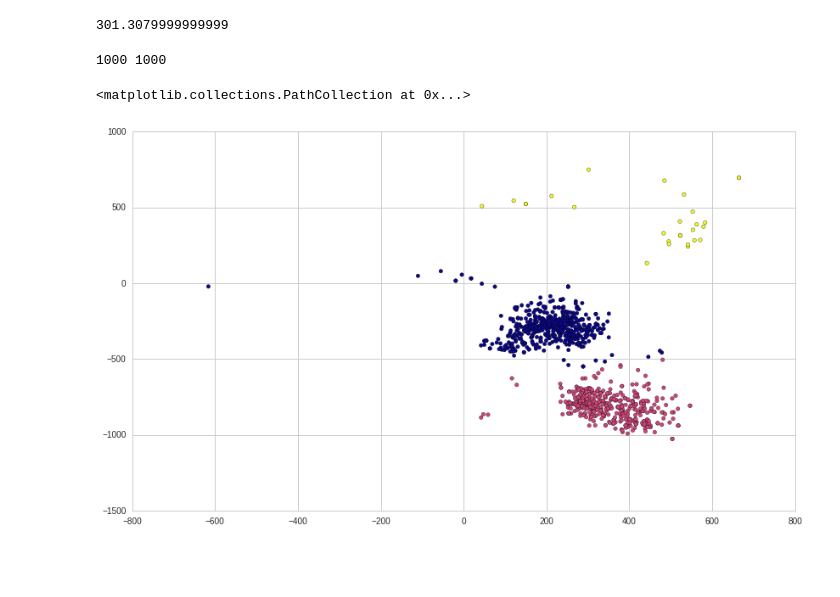
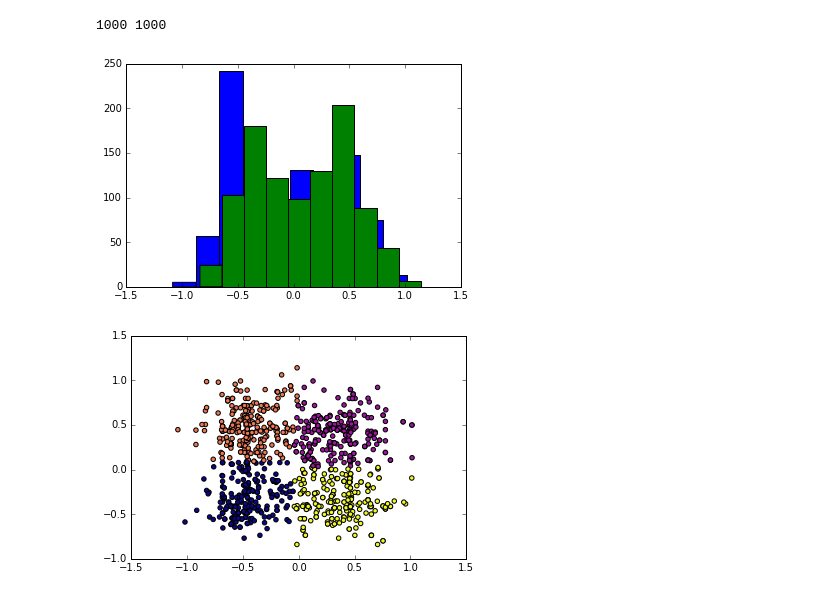
Before and after one commit to rodler/cybertraders, a Jupyter notebook: vector_ma_version_2.ipynb, the cells around one changed output. Drawn from its saved outputs; the diff is of its cells as text; code cells hidden in the pictures; blank space fills up the shorter version.

```diff
--- a/vector_ma_version_2.ipynb
+++ b/vector_ma_version_2.ipynb
@@ -20,7 +36,0 @@ sig = calc_signals(tickers,p,10,20)
-# %%
-def calc_pnl(sig,p):
-    return (sig*p['price']).sum()
-
-calc_pnl(sig,p).sum()
-# %% [output]
-301.3079999999999
@@ -44,16 +69,23 @@ def optimize(tickers,p,vals,N):
 # %%
 N = 1000
 sm = 15
-lm = 90
-vals = np.array([np.random.randint(5,90,(N,)) for i in range(2)]).T
-p = get_pricing(tickers,'2008-01-01','2011-01-01')
-pnls1 = optimize(tickers,p,vals,N)
-p = get_pricing(tickers,'2011-01-01','2013-05-01')
-pnls2 = optimize(tickers,p,vals,N)
+lm = 95
+mid_point = '2011-01-01'
+params = np.array([np.random.randint(60,90,(N,)) for i in range(2)]).T
+p,field = prices(tickers,start,mid_point)
+pnls1 = parameter_sweep(tickers,p,vals,N)
+p,field = prices(tickers,mid_point,end)
+pnls2 = parameter_sweep(tickers,p,vals,N)
 
 print len(pnls1),len(pnls2)
 # %% [output]
 1000 1000
+# %%
+plt.hist(pnls1)
+plt.hist(pnls2)
+show()
+# %% [output]
+[figure, added]
 # %%
 def remove_nans(pnls1,pnls2,vals):
     idx1 = ~np.isnan(pnls1)
@@ -65,12 +97,29 @@ def remove_nans(pnls1,pnls2,vals):
     pnls2 = np.array(pnls2)[idx2]
     vals = np.array(vals)[idx2]
     return pnls1,pnls2,vals
-# %%
-from sklearn.cluster import KMeans
-pnls1,pnls2,vals = remove_nans(pnls1,pnls2,vals)
-kmeans = KMeans(n_clusters=3, random_state=5).fit(np.array([pnls1,pnls2]).T)
+# %%
+from sklearn.cluster import KMeans, AgglomerativeClustering
+from sklearn.metrics import calinski_harabaz_score
+
+
+
+def get_cluster_number(X):
+    score = 0
+    best_cluster_number = 0
+    for i in range(2,10):
+        kmeans = AgglomerativeClustering(n_clusters = i)
+        kmeans.fit(X)
+        chs = calinski_harabaz_score(X,kmeans.labels_)
+        if chs>score:
+            best_cluster_number = i
+            score = chs
+    return best_cluster_number
+
+pnls1,pnls2,params = remove_nans(pnls1,pnls2,params)
+Nc = get_cluster_number(np.array([pnls1,pnls2]).T)
+kmeans = KMeans(n_clusters=Nc).fit(np.array([pnls1,pnls2]).T)
 # %%
 plt.scatter(pnls1,pnls2,c=kmeans.labels_,cmap='plasma')
+show()
 # %% [output]
-<matplotlib.collections.PathCollection at 0x...>
-[figure, old version]
+[figure, new version]
```
Also changed, not shown: parts of 13 cells of this notebook, 1 other file.
